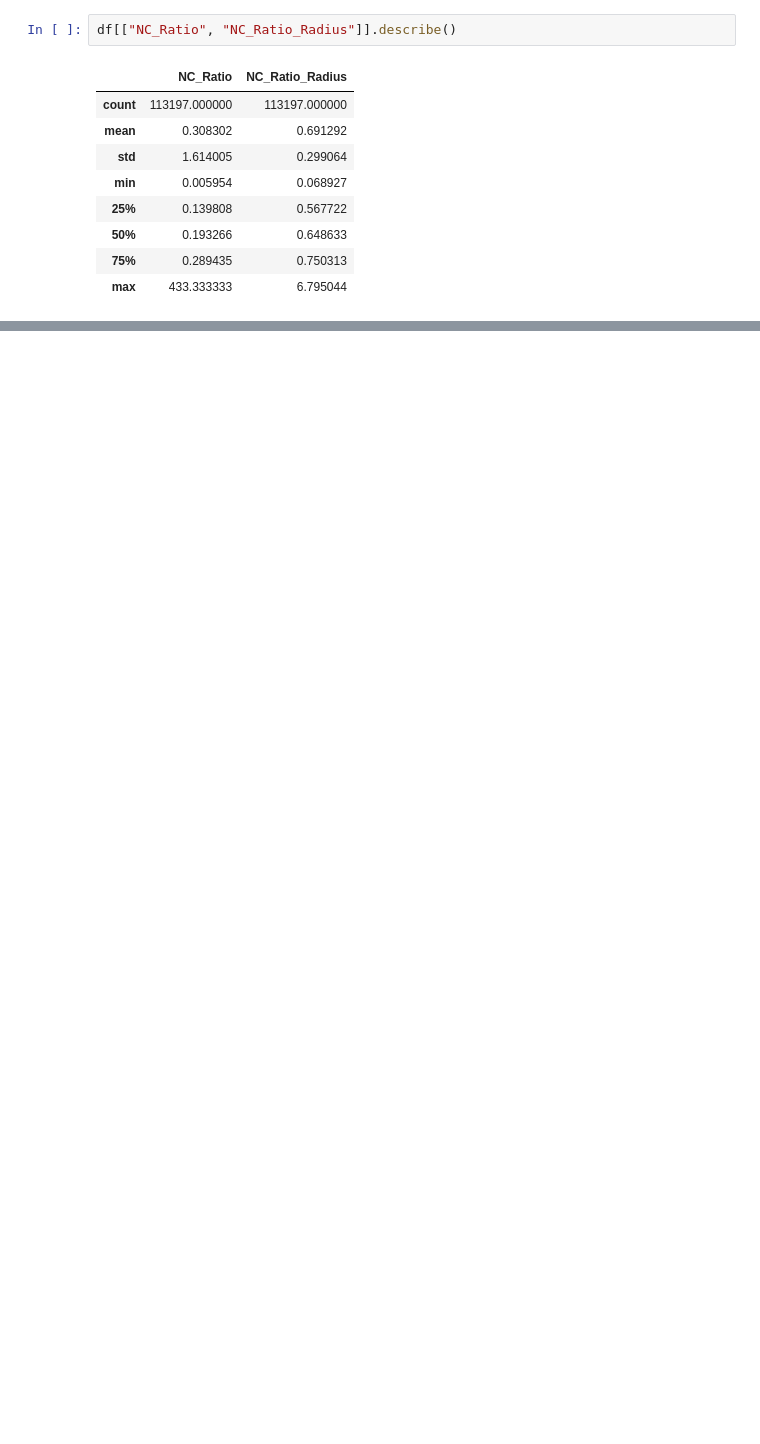
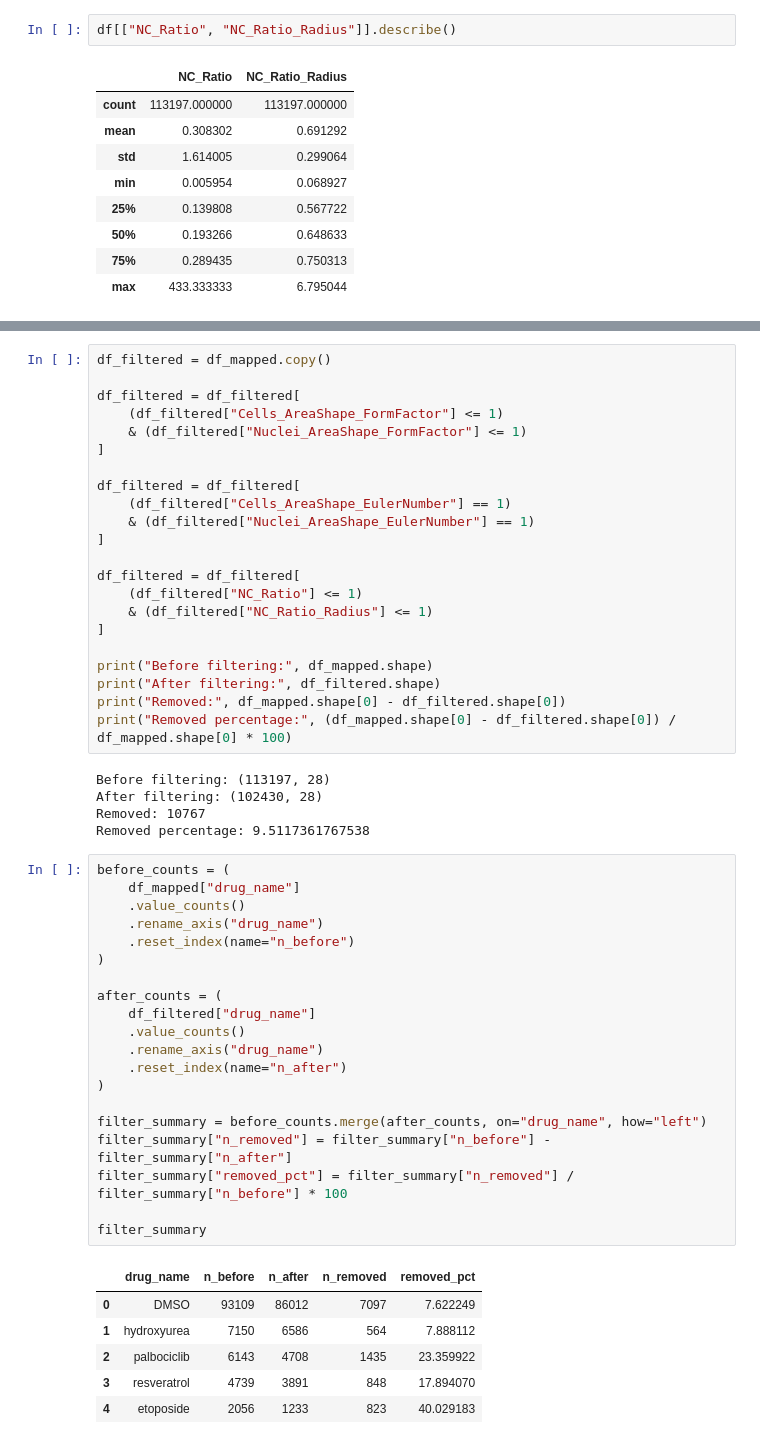
Before and after one commit to Friedrichzhang02/cell-aging-analysis, a Jupyter notebook: notebooks/01_data_overview.ipynb, the cells around one changed output, grey strips where cells are left out. Drawn from its saved outputs; the diff is of its cells as text; blank space fills up the shorter version.

Commit message:
Add data overview, compound mapping, and filtering summary

```diff
--- a/notebooks/01_data_overview.ipynb
+++ b/notebooks/01_data_overview.ipynb
@@ -226,0 +289,54 @@ group_summary
+# %%
+df_filtered = df_mapped.copy()
+
+df_filtered = df_filtered[
+    (df_filtered["Cells_AreaShape_FormFactor"] <= 1)
+    & (df_filtered["Nuclei_AreaShape_FormFactor"] <= 1)
+]
+
+df_filtered = df_filtered[
+    (df_filtered["Cells_AreaShape_EulerNumber"] == 1)
+    & (df_filtered["Nuclei_AreaShape_EulerNumber"] == 1)
+]
+
+df_filtered = df_filtered[
+    (df_filtered["NC_Ratio"] <= 1)
+    & (df_filtered["NC_Ratio_Radius"] <= 1)
+]
+
+print("Before filtering:", df_mapped.shape)
+print("After filtering:", df_filtered.shape)
+print("Removed:", df_mapped.shape[0] - df_filtered.shape[0])
+print("Removed percentage:", (df_mapped.shape[0] - df_filtered.shape[0]) / df_mapped.shape[0] * 100)
+# %% [output]
+Before filtering: (113197, 28)
+After filtering: (102430, 28)
+Removed: 10767
+Removed percentage: 9.5117361767538
+# %%
+before_counts = (
+    df_mapped["drug_name"]
+    .value_counts()
+    .rename_axis("drug_name")
+    .reset_index(name="n_before")
+)
+
+after_counts = (
+    df_filtered["drug_name"]
+    .value_counts()
+    .rename_axis("drug_name")
+    .reset_index(name="n_after")
+)
+
+filter_summary = before_counts.merge(after_counts, on="drug_name", how="left")
+filter_summary["n_removed"] = filter_summary["n_before"] - filter_summary["n_after"]
+filter_summary["removed_pct"] = filter_summary["n_removed"] / filter_summary["n_before"] * 100
+
+filter_summary
+# %% [output]
+|  | drug_name | n_before | n_after | n_removed | removed_pct |
+| 0 | DMSO | 93109 | 86012 | 7097 | 7.622249 |
+| 1 | hydroxyurea | 7150 | 6586 | 564 | 7.888112 |
+| 2 | palbociclib | 6143 | 4708 | 1435 | 23.359922 |
+| 3 | resveratrol | 4739 | 3891 | 848 | 17.894070 |
+| 4 | etoposide | 2056 | 1233 | 823 | 40.029183 |
```
Also changed, not shown: parts of 4 cells of this notebook.
